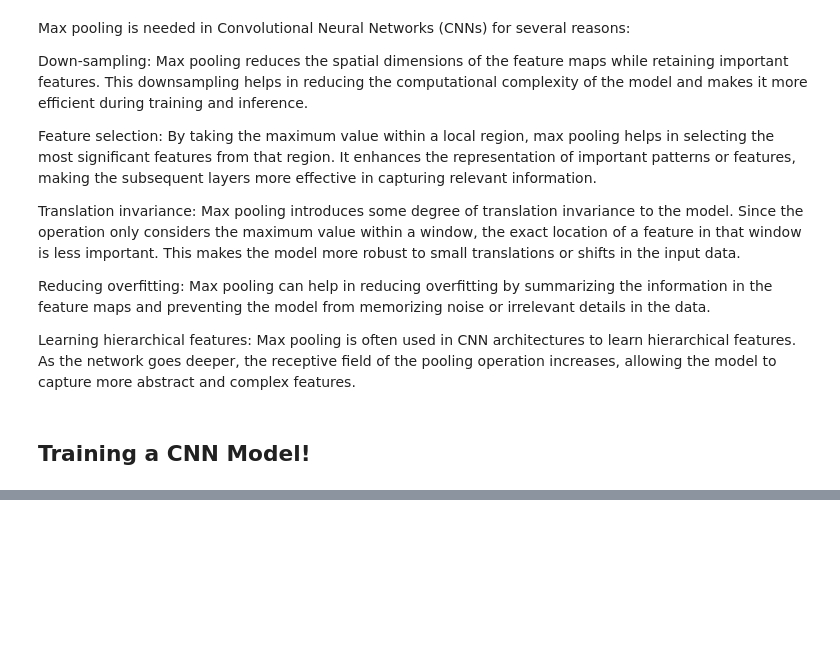
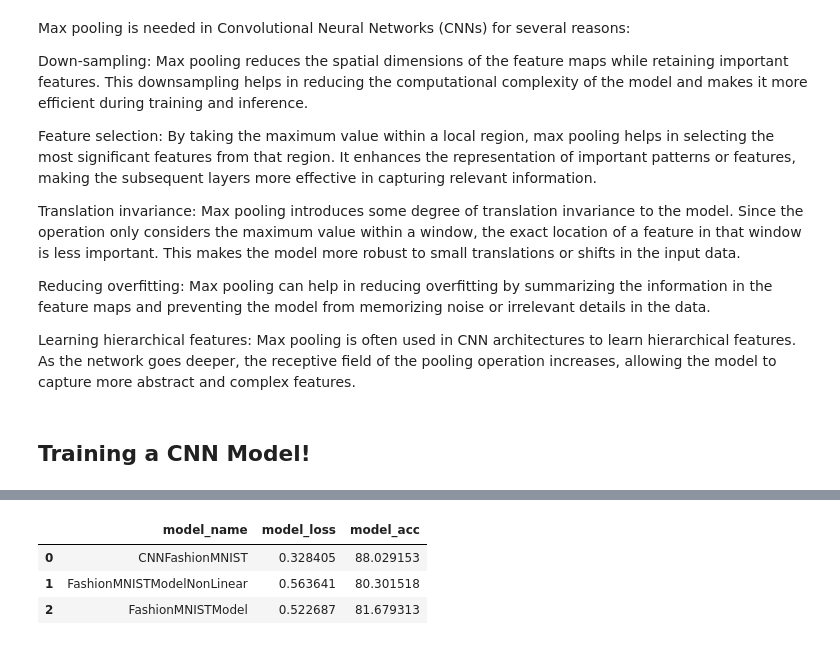
Before and after one commit to izack8/first-proj, a Jupyter notebook: computer_vision.ipynb, the cells around one changed output, grey strips where cells are left out. Saved outputs shown, nothing was run; the diff lists cells and outputs as text; code cells hidden in the pictures; blank space fills up the shorter version.

```diff
--- a/computer_vision.ipynb
+++ b/computer_vision.ipynb
@@ -581,0 +582,13 @@ Tirain time: 82.120 seconds
+# %%
+model1 = eval_model(cnnModel,test_dataloader, loss_fn,hf.accuracy_fn)
+model2=eval_model(non_linear_model,test_dataloader, loss_fn,hf.accuracy_fn)
+model3=eval_model(model ,test_dataloader, loss_fn,hf.accuracy_fn)
+# %%
+import pandas as pd
+compare_results = pd.DataFrame([model1, model2, model3])
+compare_results
+# %% [output]
+|  | model_name | model_loss | model_acc |
+| 0 | CNNFashionMNIST | 0.328405 | 88.029153 |
+| 1 | FashionMNISTModelNonLinear | 0.563641 | 80.301518 |
+| 2 | FashionMNISTModel | 0.522687 | 81.679313 |
```
Also changed, not shown: parts of 11 cells of this notebook, 5 other files.
